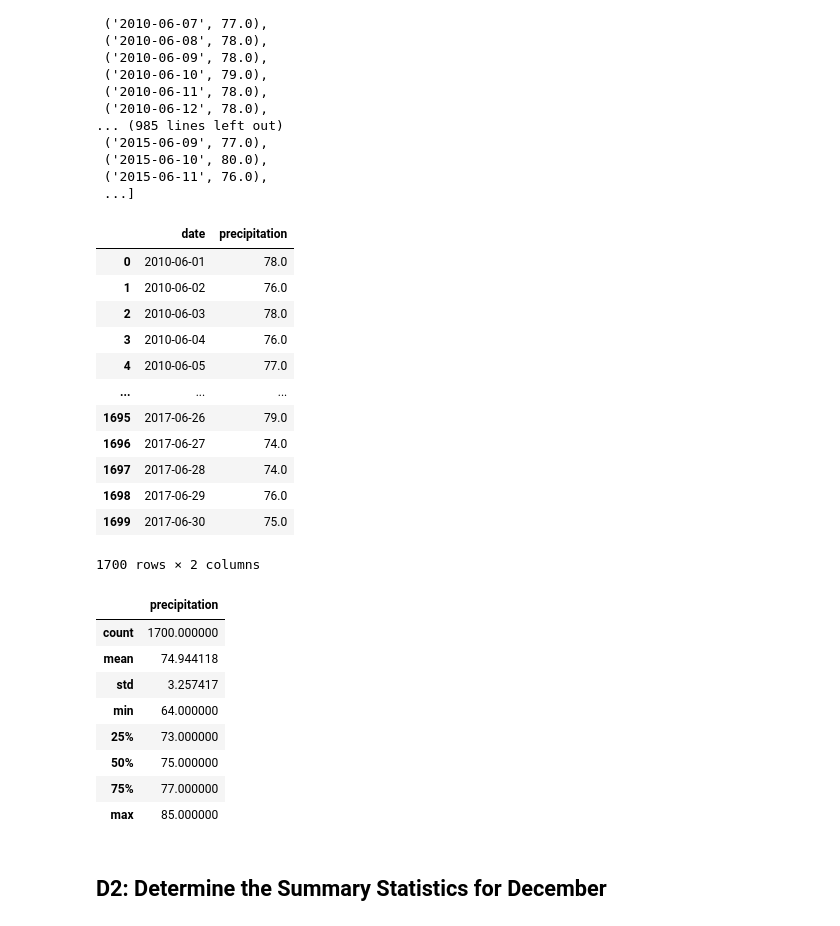
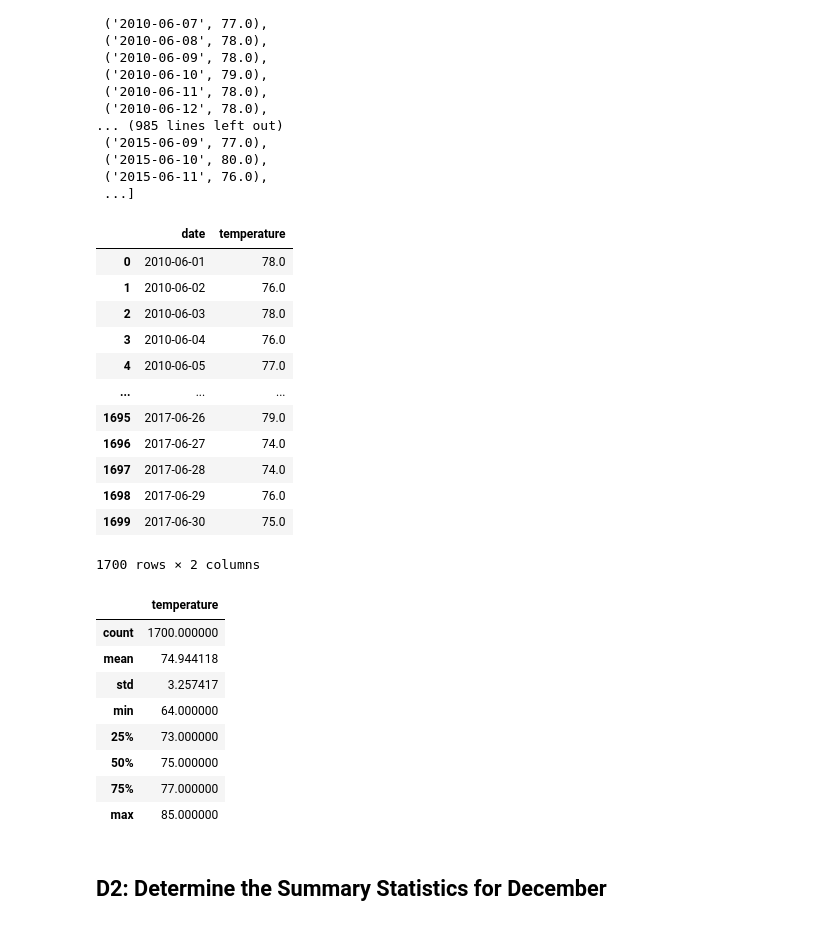
Before and after one commit to mgsrichard/surfs_up, a Jupyter notebook: SurfsUp_Challenge.ipynb, the cells around one changed output. Drawn from its saved outputs; the diff is of its cells as text; code cells hidden in the pictures.

```diff
--- a/SurfsUp_Challenge.ipynb
+++ b/SurfsUp_Challenge.ipynb
@@ -64,10 +64,10 @@ june_temps
  ...]
 # %%
 # 4. Create a DataFrame from the list of temperatures for the month of June.
-june_temps_df = pd.DataFrame(june_temps, columns = ['date','precipitation'])
+june_temps_df = pd.DataFrame(june_temps, columns = ['date','temperature'])
 june_temps_df
 # %% [output]
-|  | date | precipitation |
+|  | date | temperature |
 | 0 | 2010-06-01 | 78.0 |
 | 1 | 2010-06-02 | 76.0 |
 | 2 | 2010-06-03 | 78.0 |
@@ -84,7 +84,7 @@ june_temps_df
 # 5. Calculate and print out the summary statistics for the June temperature DataFrame.
 june_temps_df.describe()
 # %% [output]
-|  | precipitation |
+|  | temperature |
 | count | 1700.000000 |
 | mean | 74.944118 |
 | std | 3.257417 |
```
Also changed, not shown: parts of 17 cells of this notebook, 5 other files.
